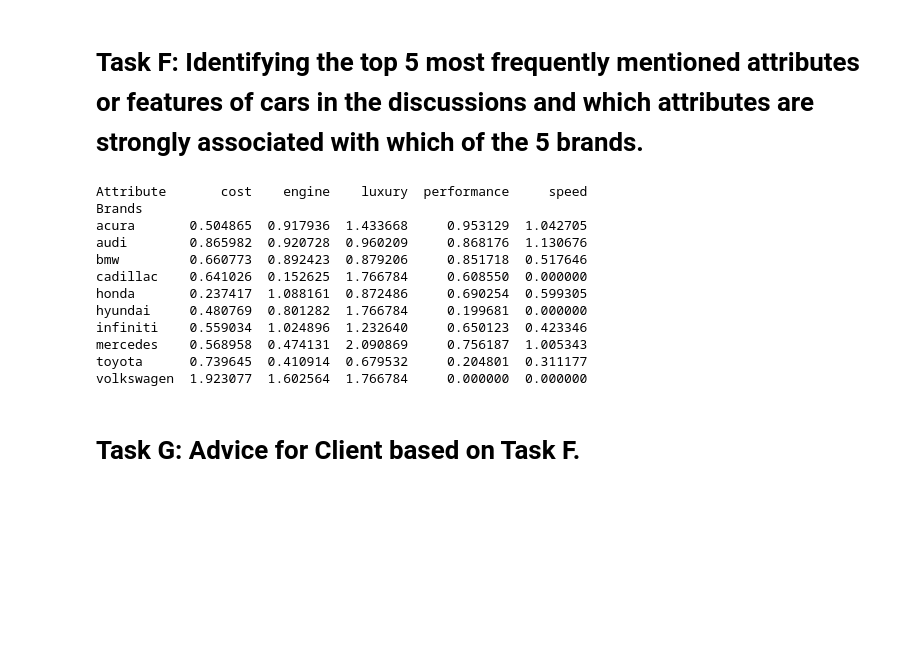
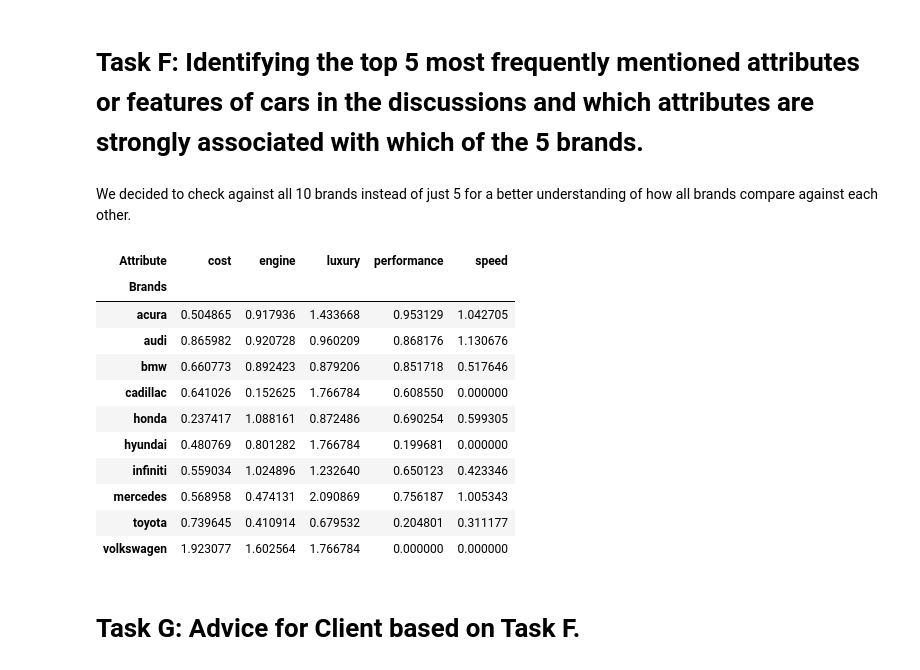
Before and after one commit to CarsonJMullen/Unstructured-Data-Analytics, a Jupyter notebook: Assignment 1/Edmunds_Analysis.ipynb, the cells around one changed output. Saved outputs shown, nothing was run; the diff lists cells and outputs as text; code cells hidden in the pictures; blank space fills up the shorter version.

```diff
--- a/Assignment 1/Edmunds_Analysis.ipynb
+++ b/Assignment 1/Edmunds_Analysis.ipynb
@@ -847,4 +829,6 @@ Non-luxury brands like Honda, Toyota, and Hyundai can be more successful in the
 Similarly, since Volkswagen seems to lack a competitive presence in the luxury market, their brand can also position itself as an affordable premium option. By maintaining focus on value-conscious customers who are looking for high quality without the luxury price tag, Volkswagen can gain a more competitive edge in the luxury market. Promoting its European engineering and specific upscale models may also help in upgrading Volkswagen's customer perception in American audiences.
 # %% [markdown]
 # Task F: Identifying the top 5 most frequently mentioned attributes or features of cars in the discussions and which attributes are strongly associated with which of the 5 brands.
+# %% [markdown]
+We decided to check against all 10 brands instead of just 5 for a better understanding of how all brands compare against each other.
 # %%
@@ -864,8 +850,10 @@ top_attributes = attribute_freq.sort_values(by='Frequency', ascending=False)
 top_5_attributes = top_attributes.head(5)['Word']
 top_5_attributes_list = top_5_attributes.str.lower().tolist()
 # %%
-#function to find pairs of attributes and brands within a messgae
-def find_brand_attribute_pairs(message, brands, attributes, window=10):
+#function to find pairs of attributes and brands within a message
+#based on the messages, we figured a higher window might be more appropriate to truly capture the association between attributes and brands
+
+def find_brand_attribute_pairs(message, brands, attributes, window=15):
     message = re.sub(r'\W+', ' ', message.lower())  # Clean the message
     words = message.split()
     brand_indices = {brand: [] for brand in brands}
@@ -891,8 +879,8 @@ def find_brand_attribute_pairs(message, brands, attributes, window=10):
                         brand_attribute_pairs.add(pair)
     return brand_attribute_pairs
 
-# function to calculate frequencies and brand_attribute_pair occurences
-def calculate_brand_attribute_frequencies(df, top_brands, top_attributes, window=10):
+# function to calculate frequencies and brand_attribute_pair occurences seeing how often they occur together
+def calculate_brand_attribute_frequencies(df, top_brands, top_attributes, window=15):
     brand_frequency = defaultdict(int)
     attribute_frequency = defaultdict(int)
     brand_attribute_frequency = defaultdict(int)
@@ -935,46 +923,46 @@ def calculate_brand_attribute_lift(brand_frequency, attribute_frequency, brand_a
                 'Brands': brand,
                 'Attribute': attribute,
                 'Lift': lift
             })
 
     return pd.DataFrame(lift_values)
 
 def main(df, top_brands, top_attributes, window=7):
 
     # finding pairs
     total_posts = len(df)
     brand_frequency, attribute_frequency, brand_attribute_frequency = calculate_brand_attribute_frequencies(df, top_brands, top_attributes, window)
 
     # caculating lift values
     lift_df = calculate_brand_attribute_lift(brand_frequency, attribute_frequency, brand_attribute_frequency, total_posts)
     lift_matrix = lift_df.pivot(index='Brands', columns='Attribute', values='Lift')
 
     # Ensure all brands and attributes are present in both axes
     all_brands = sorted(set(top_brands))
     all_attributes = sorted(set(top_attributes))
     lift_matrix = lift_matrix.reindex(index=all_brands, columns=all_attributes)
 
     # Replace missing values with 0
     lift_matrix = lift_matrix.fillna(0)
 
     return lift_matrix, lift_df, brand_frequency, attribute_frequency
 
 #results
 lift_matrix, lift_df, brand_frequency, attribute_frequency = main(df, top_10_brands_list, top_5_attributes_list, window=15)
-print(lift_matrix)
+lift_matrix
 # %% [output]
-Attribute       cost    engine    luxury  performance     speed
-Brands
-acura       0.504865  0.917936  1.433668     0.953129  1.042705
-audi        0.865982  0.920728  0.960209     0.868176  1.130676
-bmw         0.660773  0.892423  0.879206     0.851718  0.517646
-cadillac    0.641026  0.152625  1.766784     0.608550  0.000000
-honda       0.237417  1.088161  0.872486     0.690254  0.599305
-hyundai     0.480769  0.801282  1.766784     0.199681  0.000000
-infiniti    0.559034  1.024896  1.232640     0.650123  0.423346
-mercedes    0.568958  0.474131  2.090869     0.756187  1.005343
-toyota      0.739645  0.410914  0.679532     0.204801  0.311177
-volkswagen  1.923077  1.602564  1.766784     0.000000  0.000000
+| Attribute | cost | engine | luxury | performance | speed |
+| Brands |  |  |  |  |  |
+| acura | 0.504865 | 0.917936 | 1.433668 | 0.953129 | 1.042705 |
+| audi | 0.865982 | 0.920728 | 0.960209 | 0.868176 | 1.130676 |
+| bmw | 0.660773 | 0.892423 | 0.879206 | 0.851718 | 0.517646 |
+| cadillac | 0.641026 | 0.152625 | 1.766784 | 0.608550 | 0.000000 |
+| honda | 0.237417 | 1.088161 | 0.872486 | 0.690254 | 0.599305 |
+| hyundai | 0.480769 | 0.801282 | 1.766784 | 0.199681 | 0.000000 |
+| infiniti | 0.559034 | 1.024896 | 1.232640 | 0.650123 | 0.423346 |
+| mercedes | 0.568958 | 0.474131 | 2.090869 | 0.756187 | 1.005343 |
+| toyota | 0.739645 | 0.410914 | 0.679532 | 0.204801 | 0.311177 |
+| volkswagen | 1.923077 | 1.602564 | 1.766784 | 0.000000 | 0.000000 |
 # %% [markdown]
 # Task G: Advice for Client based on Task F.
 # %% [markdown]
```
Also changed, not shown: parts of 15 cells of this notebook.
